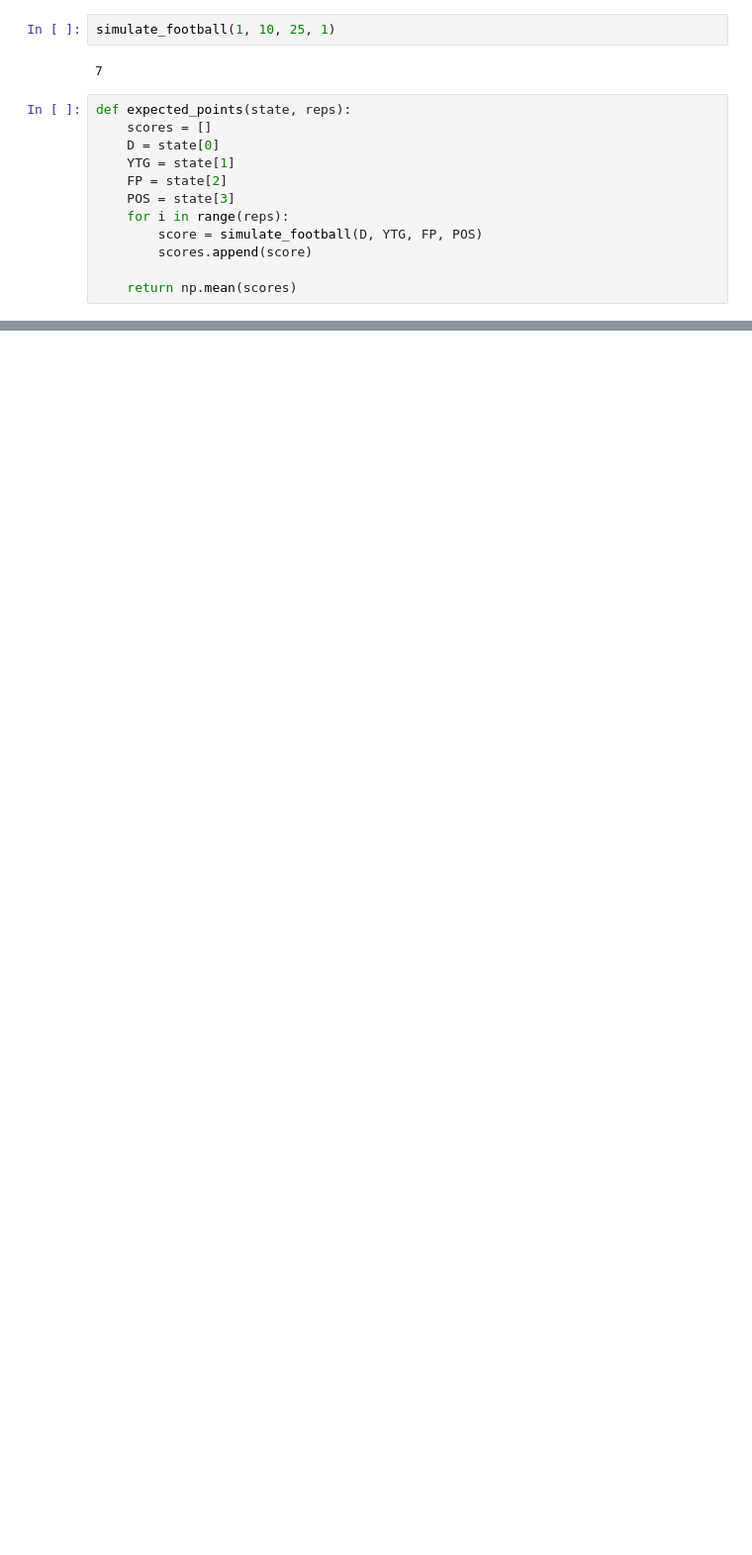
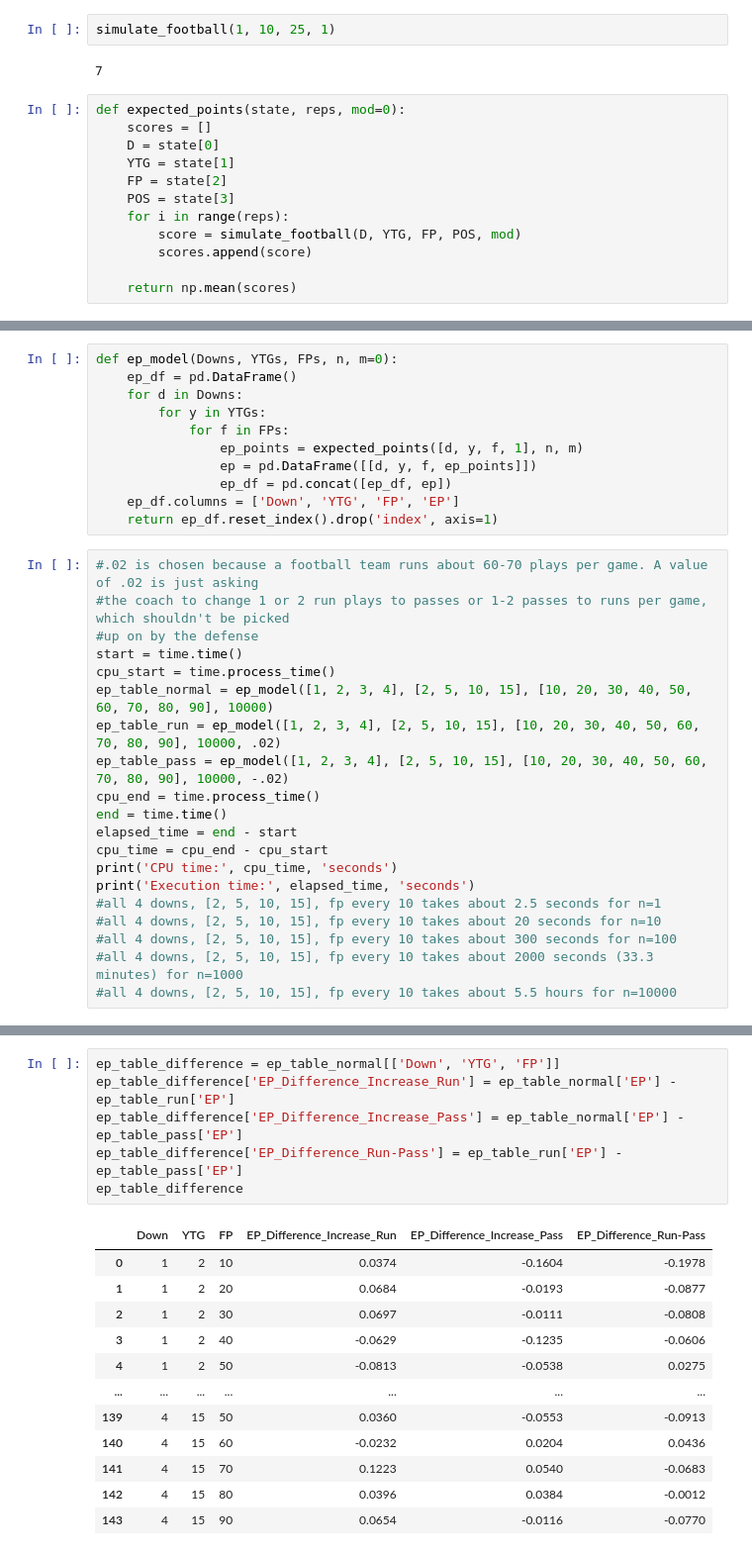
Before and after one commit to silashayes/football-expected-points, a Jupyter notebook: Simulating Football.ipynb, the cells around one changed output, grey strips where cells are left out. Shown: that part at 99% size. Drawn from its saved outputs; the diff is of its cells as text; blank space fills up the shorter version.

```diff
--- a/Simulating Football.ipynb
+++ b/Simulating Football.ipynb
@@ -91,14 +157,14 @@ simulate_football(1, 10, 25, 1)
 # %% [output]
 7
 # %%
-def expected_points(state, reps):
+def expected_points(state, reps, mod=0):
     scores = []
     D = state[0]
     YTG = state[1]
     FP = state[2]
     POS = state[3]
     for i in range(reps):
-        score = simulate_football(D, YTG, FP, POS)
+        score = simulate_football(D, YTG, FP, POS, mod)
         scores.append(score)
 
     return np.mean(scores)
@@ -108,0 +175,31 @@ expected_points([1, 10, 25, 1], 10000)
+# %%
+def ep_model(Downs, YTGs, FPs, n, m=0):
+    ep_df = pd.DataFrame()
+    for d in Downs:
+        for y in YTGs:
+            for f in FPs:
+                ep_points = expected_points([d, y, f, 1], n, m)
+                ep = pd.DataFrame([[d, y, f, ep_points]])
+                ep_df = pd.concat([ep_df, ep])
+    ep_df.columns = ['Down', 'YTG', 'FP', 'EP']
+    return ep_df.reset_index().drop('index', axis=1)
+# %%
+#.02 is chosen because a football team runs about 60-70 plays per game. A value of .02 is just asking
+#the coach to change 1 or 2 run plays to passes or 1-2 passes to runs per game, which shouldn't be picked
+#up on by the defense
+start = time.time()
+cpu_start = time.process_time()
+ep_table_normal = ep_model([1, 2, 3, 4], [2, 5, 10, 15], [10, 20, 30, 40, 50, 60, 70, 80, 90], 10000)
+ep_table_run = ep_model([1, 2, 3, 4], [2, 5, 10, 15], [10, 20, 30, 40, 50, 60, 70, 80, 90], 10000, .02)
+ep_table_pass = ep_model([1, 2, 3, 4], [2, 5, 10, 15], [10, 20, 30, 40, 50, 60, 70, 80, 90], 10000, -.02)
+cpu_end = time.process_time()
+end = time.time()
+elapsed_time = end - start
+cpu_time = cpu_end - cpu_start
+print('CPU time:', cpu_time, 'seconds')
+print('Execution time:', elapsed_time, 'seconds')
+#all 4 downs, [2, 5, 10, 15], fp every 10 takes about 2.5 seconds for n=1
+#all 4 downs, [2, 5, 10, 15], fp every 10 takes about 20 seconds for n=10
+#all 4 downs, [2, 5, 10, 15], fp every 10 takes about 300 seconds for n=100
+#all 4 downs, [2, 5, 10, 15], fp every 10 takes about 2000 seconds (33.3 minutes) for n=1000
+#all 4 downs, [2, 5, 10, 15], fp every 10 takes about 5.5 hours for n=10000
@@ -108,0 +209,19 @@ expected_points([1, 10, 25, 1], 10000)
+# %%
+ep_table_difference = ep_table_normal[['Down', 'YTG', 'FP']]
+ep_table_difference['EP_Difference_Increase_Run'] = ep_table_normal['EP'] - ep_table_run['EP']
+ep_table_difference['EP_Difference_Increase_Pass'] = ep_table_normal['EP'] - ep_table_pass['EP']
+ep_table_difference['EP_Difference_Run-Pass'] = ep_table_run['EP'] - ep_table_pass['EP']
+ep_table_difference
+# %% [output]
+|  | Down | YTG | FP | EP_Difference_Increase_Run | EP_Difference_Increase_Pass | EP_Difference_Run-Pass |
+| 0 | 1 | 2 | 10 | 0.0374 | -0.1604 | -0.1978 |
+| 1 | 1 | 2 | 20 | 0.0684 | -0.0193 | -0.0877 |
+| 2 | 1 | 2 | 30 | 0.0697 | -0.0111 | -0.0808 |
+| 3 | 1 | 2 | 40 | -0.0629 | -0.1235 | -0.0606 |
+| 4 | 1 | 2 | 50 | -0.0813 | -0.0538 | 0.0275 |
+| ... | ... | ... | ... | ... | ... | ... |
+| 139 | 4 | 15 | 50 | 0.0360 | -0.0553 | -0.0913 |
+| 140 | 4 | 15 | 60 | -0.0232 | 0.0204 | 0.0436 |
+| 141 | 4 | 15 | 70 | 0.1223 | 0.0540 | -0.0683 |
+| 142 | 4 | 15 | 80 | 0.0396 | 0.0384 | -0.0012 |
+| 143 | 4 | 15 | 90 | 0.0654 | -0.0116 | -0.0770 |
```
Also changed, not shown: parts of 18 cells of this notebook.
